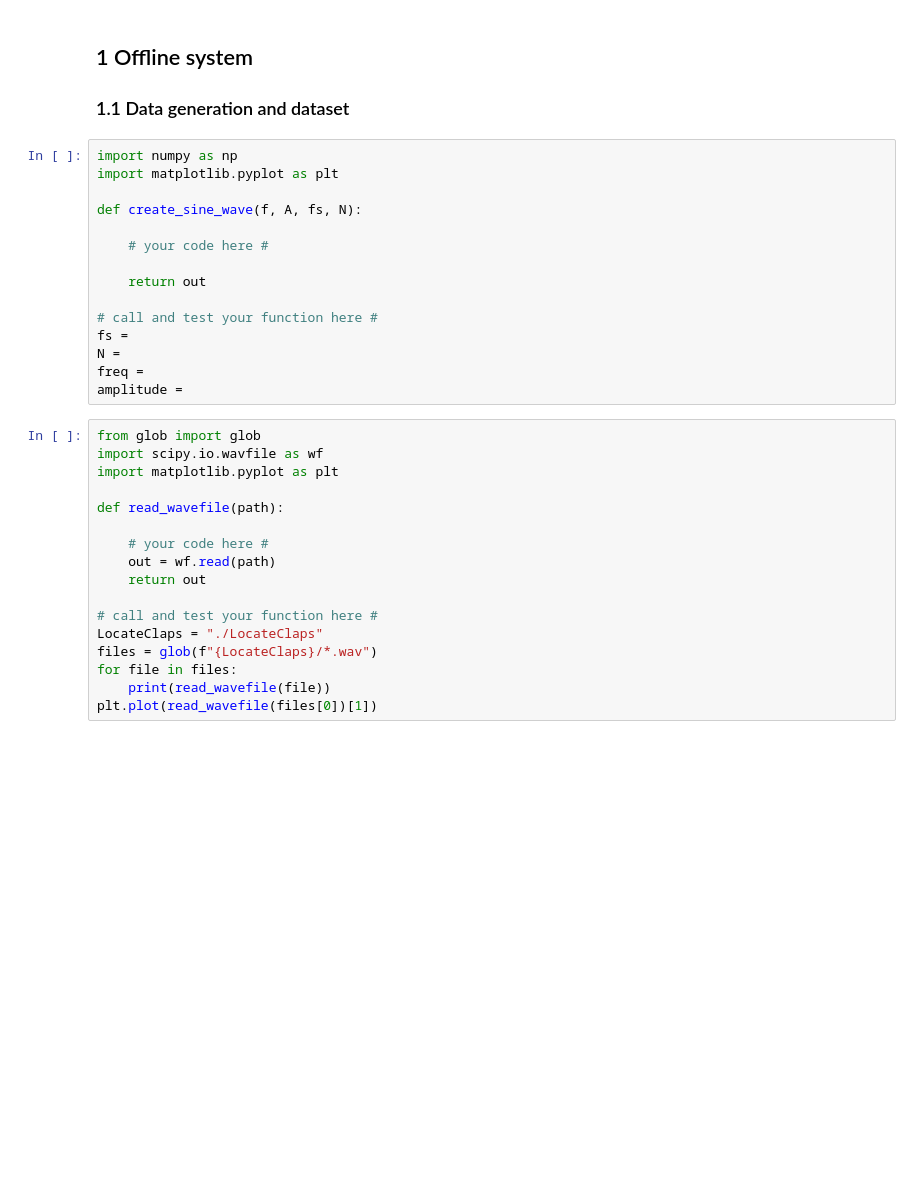
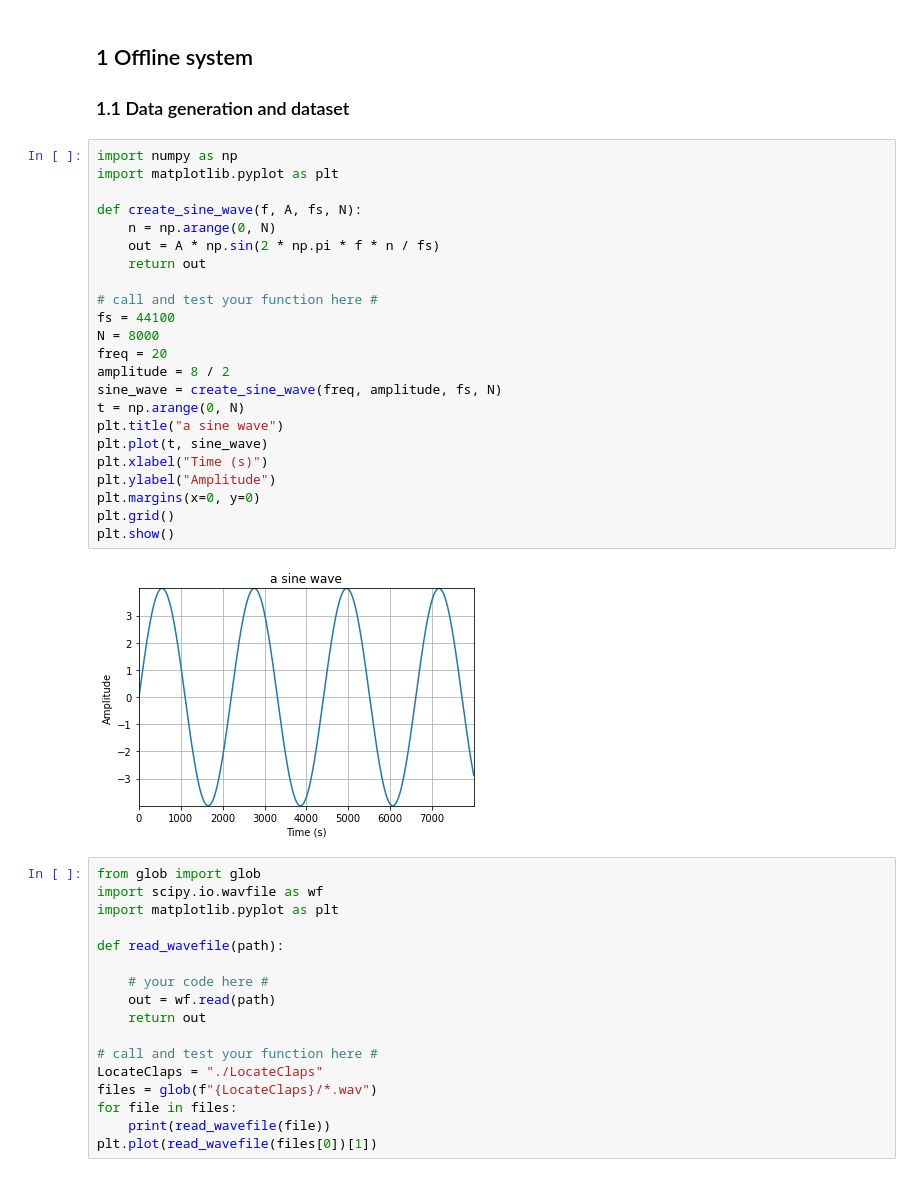
Before and after one commit to Grolash/signal_processing_project, a Jupyter notebook: SP - Project2022.ipynb, the cells around one changed output. Saved outputs shown, nothing was run; the diff lists cells and outputs as text; blank space fills up the shorter version.

```diff
--- a/SP - Project2022.ipynb
+++ b/SP - Project2022.ipynb
@@ -6,18 +6,28 @@
 # %%
 import numpy as np
 import matplotlib.pyplot as plt
 
 def create_sine_wave(f, A, fs, N):
-
-    # your code here #
-
+    n = np.arange(0, N)
+    out = A * np.sin(2 * np.pi * f * n / fs)
     return out
 
 # call and test your function here #
-fs =
-N =
-freq =
-amplitude =
+fs = 44100
+N = 8000
+freq = 20
+amplitude = 8 / 2
+sine_wave = create_sine_wave(freq, amplitude, fs, N)
+t = np.arange(0, N)
+plt.title("a sine wave")
+plt.plot(t, sine_wave)
+plt.xlabel("Time (s)")
+plt.ylabel("Amplitude")
+plt.margins(x=0, y=0)
+plt.grid()
+plt.show()
+# %% [output]
+[figure, added]
 # %%
 from glob import glob
 import scipy.io.wavfile as wf
```
Also changed, not shown: parts of 1 cell of this notebook.
